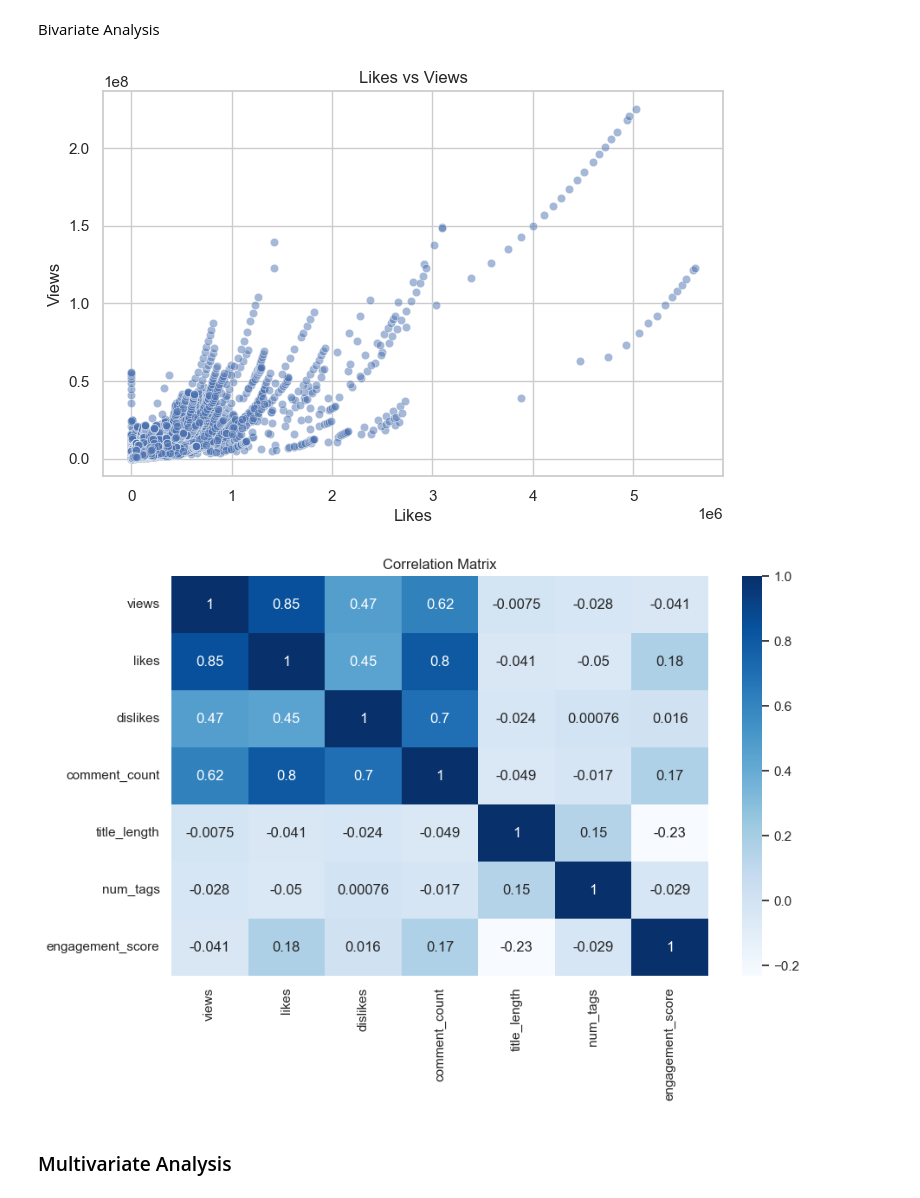
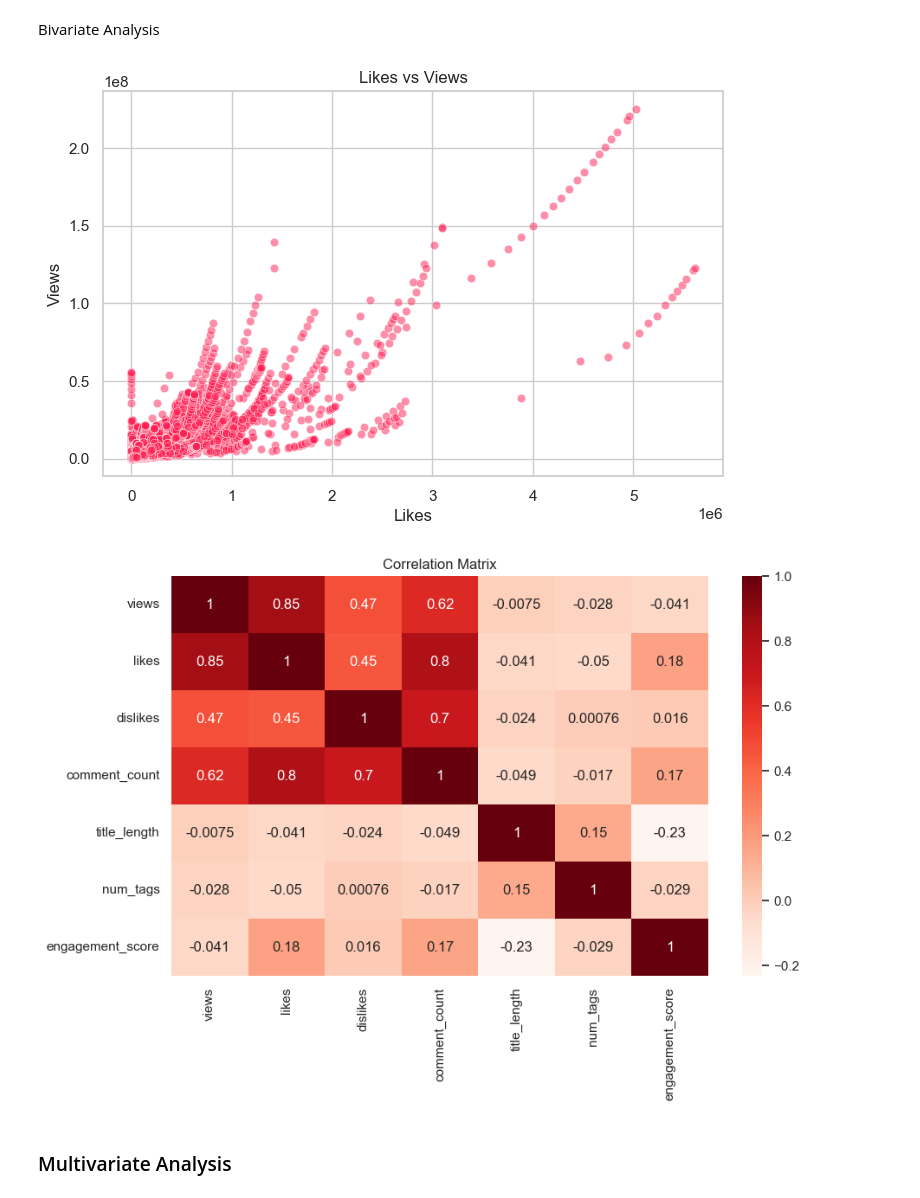
Before and after one commit to Rawan-Sotohy/YouTube-Trending-Analysis, a Jupyter notebook: notebook/notebook.ipynb, the cells around one changed output. Drawn from its saved outputs; the diff is of its cells as text; code cells hidden in the pictures.

```diff
--- a/notebook/notebook.ipynb
+++ b/notebook/notebook.ipynb
@@ -388,22 +390,22 @@ Bivariate Analysis
 # %%
 # Likes vs Views
 plt.figure(figsize=(8, 5))
-sns.scatterplot(x='likes', y='views', data=df, alpha=0.5)
+sns.scatterplot(x='likes', y='views', data=df, alpha=0.5, color="#ff2153")
 plt.title('Likes vs Views')
 plt.xlabel('Likes')
 plt.ylabel('Views')
 plt.show()
 # %% [output]
-[figure, old version]
+[figure, new version]
 # %%
 # Correlation Heatmap
 numeric_cols = ['views', 'likes', 'dislikes', 'comment_count', 'title_length', 'num_tags', 'engagement_score']
 plt.figure(figsize=(10, 6))
-sns.heatmap(df[numeric_cols].corr(), annot=True, cmap='Blues')
+sns.heatmap(df[numeric_cols].corr(), annot=True, cmap='Reds')
 plt.title('Correlation Matrix')
 plt.show()
 # %% [output]
-[figure, old version]
+[figure, new version]
 # %% [markdown]
 ### Multivariate Analysis
 # %% [markdown]
```
Also changed, not shown: parts of 26 cells of this notebook.
